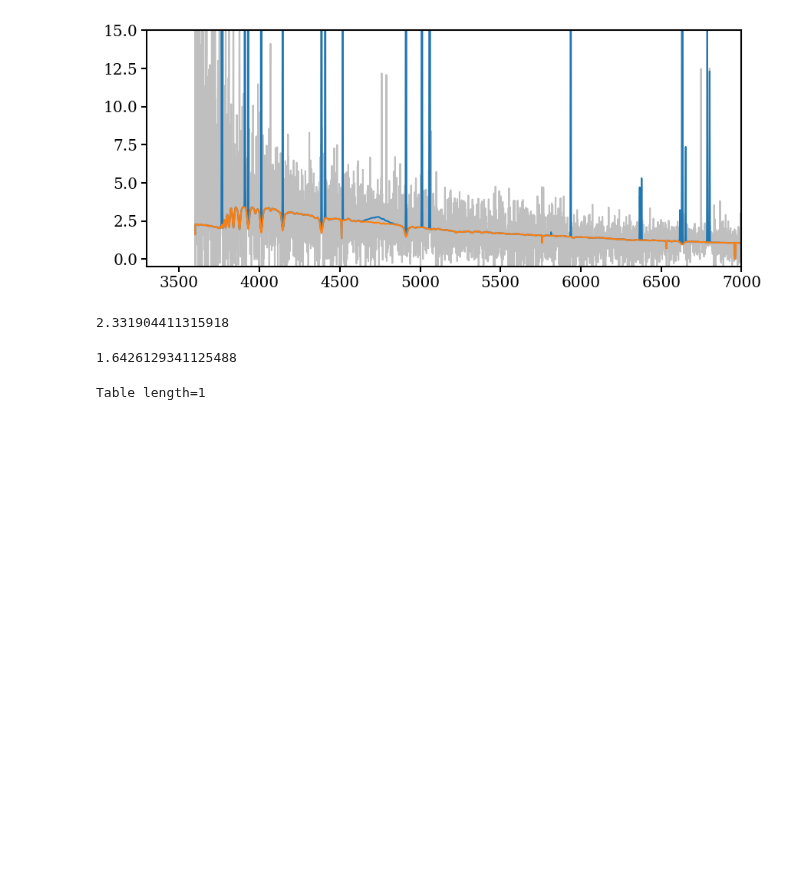
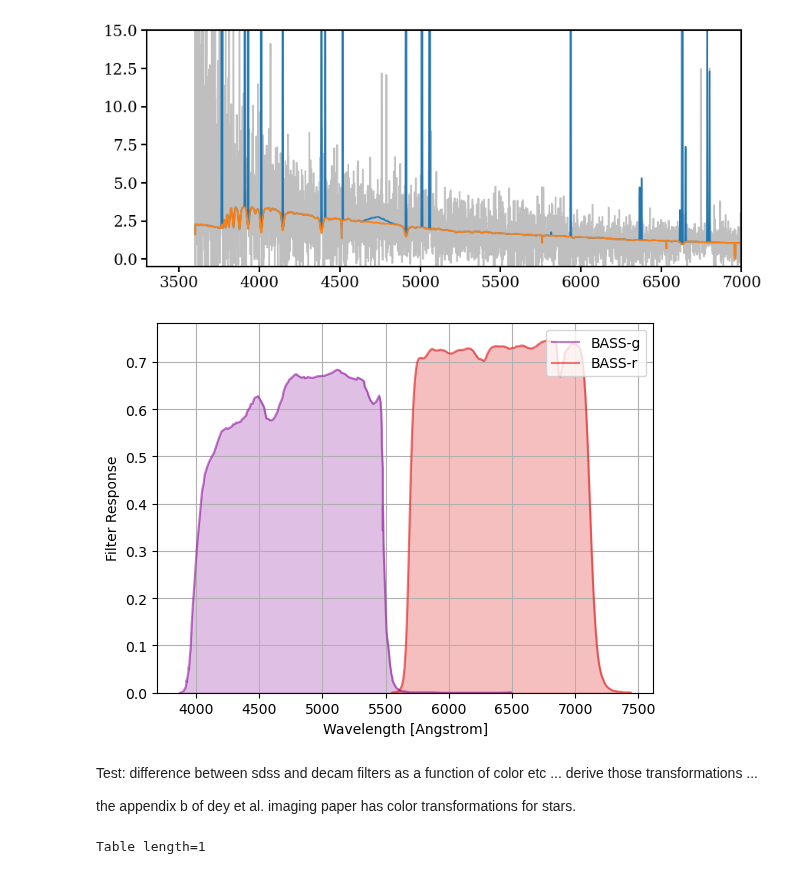
Before and after one commit to virajvman/desi_dwarfs, a Jupyter notebook: notebooks/catalog_paper/stellar_mass_investigate.ipynb, the cells around one changed output. Drawn from its saved outputs; the diff is of its cells as text; code cells hidden in the pictures; blank space fills up the shorter version.

Commit message:
filter and k corrections

```diff
--- a/notebooks/catalog_paper/stellar_mass_investigate.ipynb
+++ b/notebooks/catalog_paper/stellar_mass_investigate.ipynb
@@ -356,11 +356,10 @@ No artists with labels found to put in legend.  Note that artists whose label st
 [figure]
 No artists with labels found to put in legend.  Note that artists whose label start with an underscore are ignored when legend() is called with no argument.
 [figure]
-# %%
-np.nanmedian(np.array(main["R50_R"][main["SAMPLE"] == "BGS_BRIGHT"]) )
-# %% [output]
-2.331904411315918
 # %%
-np.nanmedian(np.array(main["R50_R"][main["SAMPLE"] == "LOWZ"]) )
+import speclite.filters
+
+desi_imaging = speclite.filters.load_filters('BASS-g', 'BASS-r')
+speclite.filters.plot_filters(desi_imaging)
 # %% [output]
-1.6426129341125488
+[figure, added]
@@ -371,3 +366,7 @@ np.nanmedian(np.array(main["R50_R"][main["SAMPLE"] == "LOWZ"]) )
+# %% [markdown]
+Test: difference between sdss and decam filters as a function of color etc ... derive those transformations ...
+
+the appendix b of dey et al. imaging paper has color transformations for stars.
 # %%
 fastspec[fastspec["TARGETID"]==39627609633459177]
 ##this one has a big change!!
```
Also changed, not shown: parts of 2 cells of this notebook, 2 other files.
